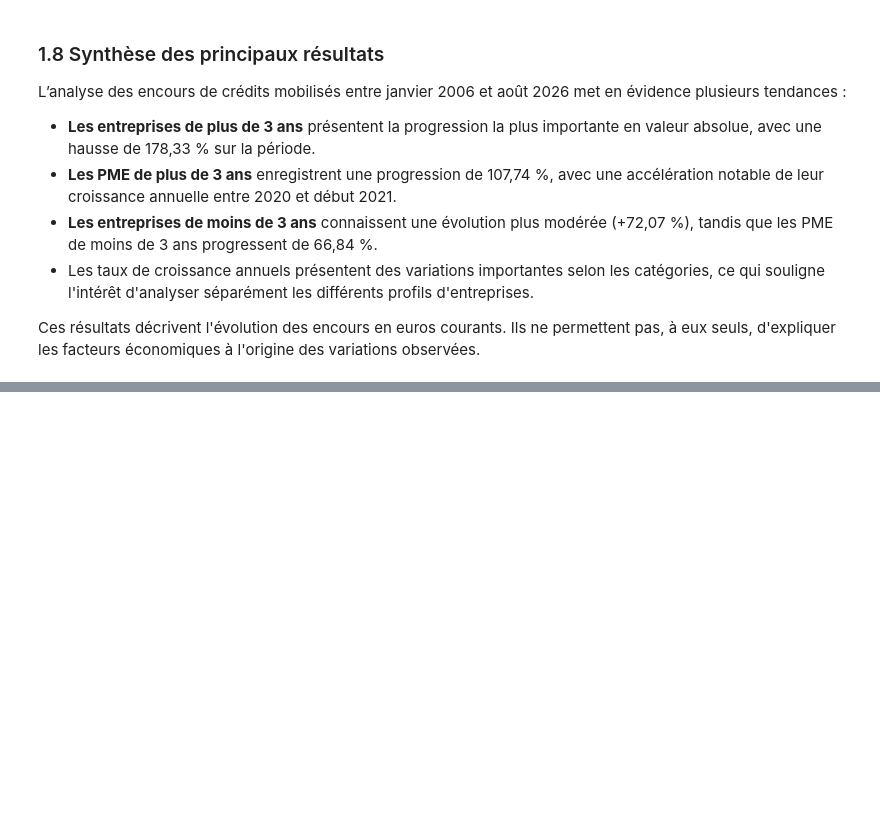
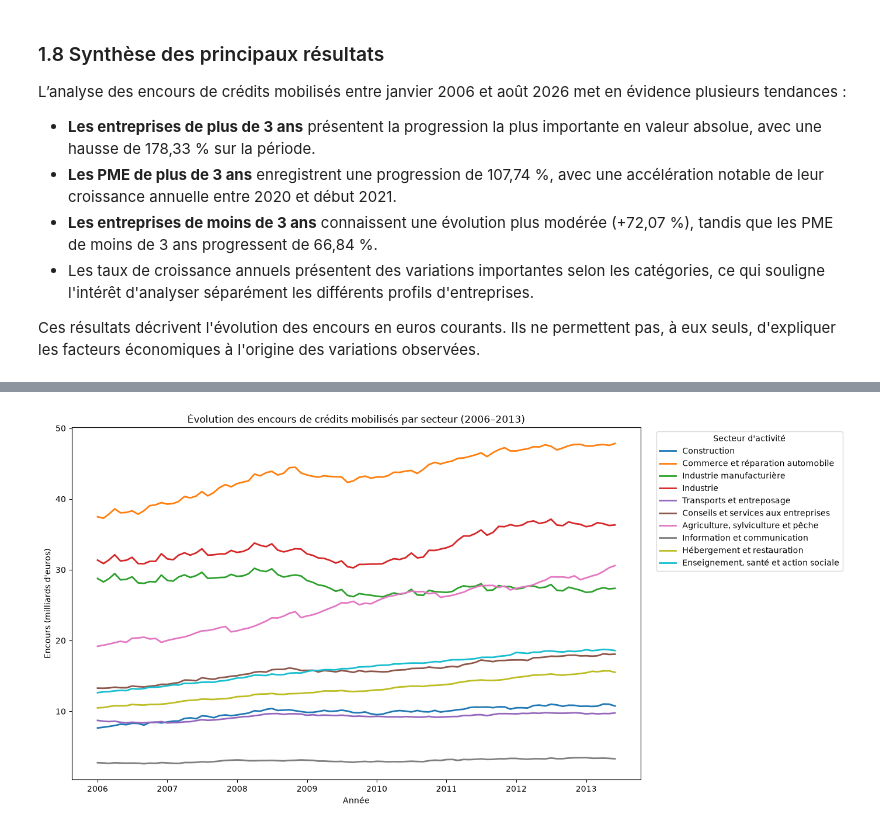
Before and after one commit to Meryematt/French-Business-Credit-Analysis, a Jupyter notebook: notebooks/03_credit_analysis.ipynb, the cells around one changed output, grey strips where cells are left out. Cells and saved outputs as stored; diff of their text form; code cells hidden in the pictures; blank space fills up the shorter version.

```diff
--- a/notebooks/03_credit_analysis.ipynb
+++ b/notebooks/03_credit_analysis.ipynb
@@ -506,0 +638,49 @@ Ces résultats décrivent l'évolution des encours en euros courants. Ils ne per
+# %%
+
+# Copie des données pour préparer la visualisation
+df_evolution_secteurs = df_secteurs.copy()
+
+# Conversion de la période en format date
+df_evolution_secteurs["time_period"] = pd.to_datetime(
+    df_evolution_secteurs["time_period"],
+    format="%Y-%m"
+)
+
+# Remplacement des codes par les noms des secteurs
+df_evolution_secteurs["secteur"] = (
+    df_evolution_secteurs["DIREN_SECTACT"].map(noms_secteurs)
+)
+
+# Conversion des millions en milliards d'euros
+df_evolution_secteurs["encours_milliards"] = (
+    df_evolution_secteurs["obs_value"] / 1000
+)
+
+# Tri chronologique
+df_evolution_secteurs = df_evolution_secteurs.sort_values("time_period")
+
+
+
+plt.figure(figsize=(14, 7))
+
+sns.lineplot(
+    data=df_evolution_secteurs,
+    x="time_period",
+    y="encours_milliards",
+    hue="secteur",
+    linewidth=2
+)
+
+plt.title("Évolution des encours de crédits mobilisés par secteur (2006–2013)")
+plt.xlabel("Année")
+plt.ylabel("Encours (milliards d'euros)")
+plt.legend(
+    title="Secteur d'activité",
+    bbox_to_anchor=(1.02, 1),
+    loc="upper left"
+)
+
+plt.tight_layout()
+plt.show()
+# %% [output]
+[figure, added]
```
Also changed, not shown: parts of 18 cells of this notebook.
